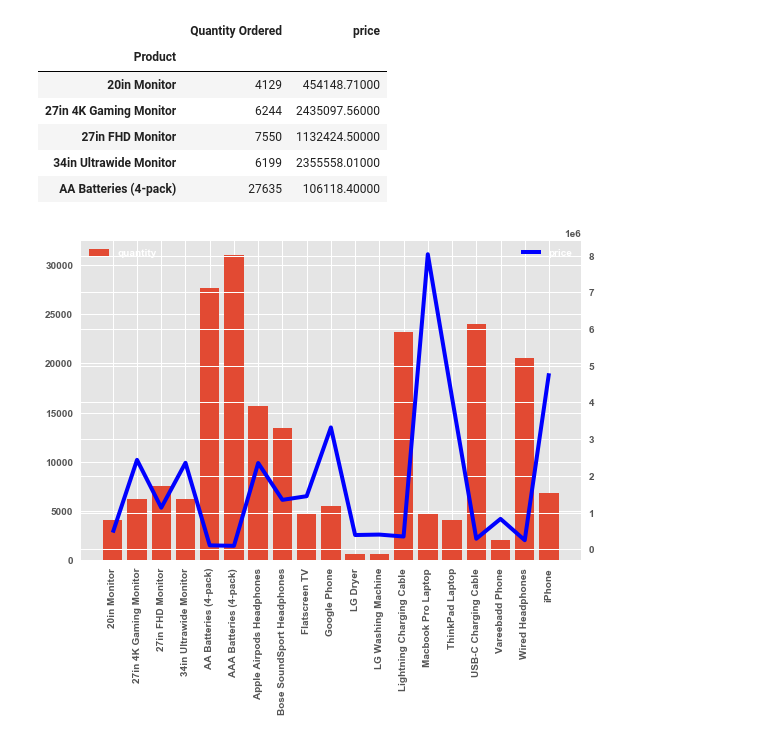
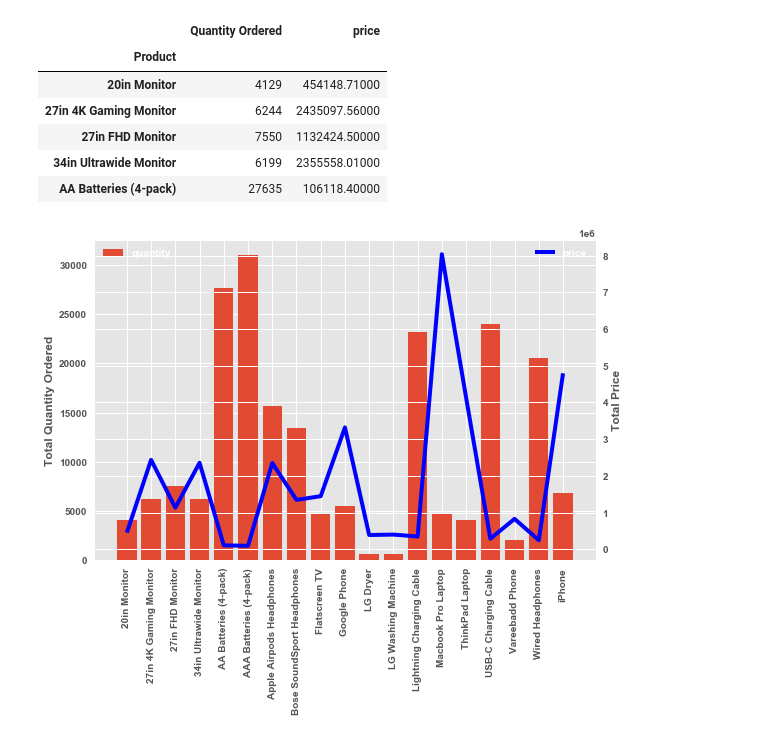
Before and after one commit to shoabahamed/python-projects, a Jupyter notebook: pandas_data_analysis/data_analysis.ipynb, the cells around one changed output. Saved outputs shown, nothing was run; the diff lists cells and outputs as text; code cells hidden in the pictures.

```diff
--- a/pandas_data_analysis/data_analysis.ipynb
+++ b/pandas_data_analysis/data_analysis.ipynb
@@ -525,20 +525,24 @@ prd_grp.head()
 # %%
 plt.style.use('ggplot')
 
 fig, ax1 = plt.subplots()
 
 ax2 = ax1.twinx()
 
 
 ax1.bar(prd_grp.index, prd_grp["Quantity Ordered"], label="quantity")
 ax2.plot(prd_grp.index, prd_grp["price"], label="price", color='blue')
 
 ax1.set_xticks(prd_grp.index)
 ax1.legend(loc="upper left")
 
 ax2.legend()
 ax1.set_xticklabels(prd_grp.index, rotation="vertical", fontweight='bold')
 
+ax1.set_ylabel('Total Quantity Ordered', fontweight='bold')
+ax2.set_ylabel('Total Price', fontweight='bold')
+
+
 plt.show()
 # %% [output]
-[figure, old version]
+[figure, new version]
```
Also changed, not shown: parts of 1 cell of this notebook.
